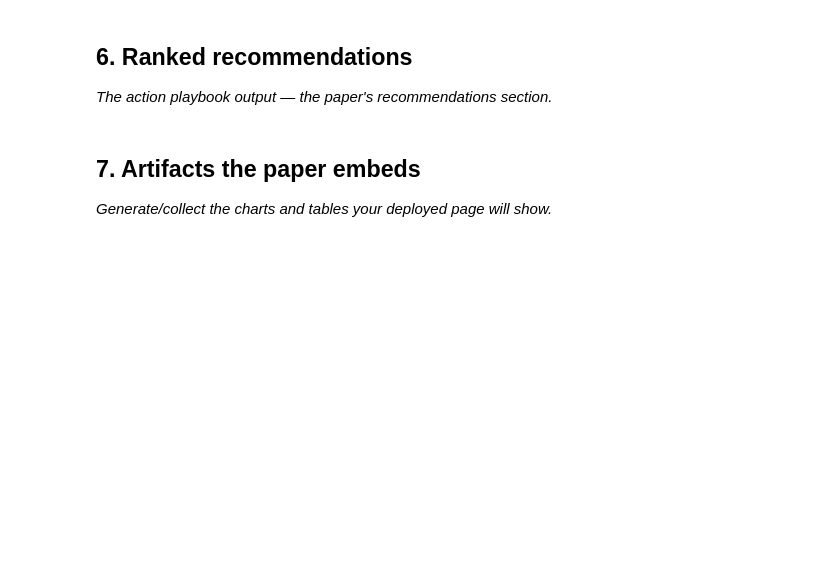
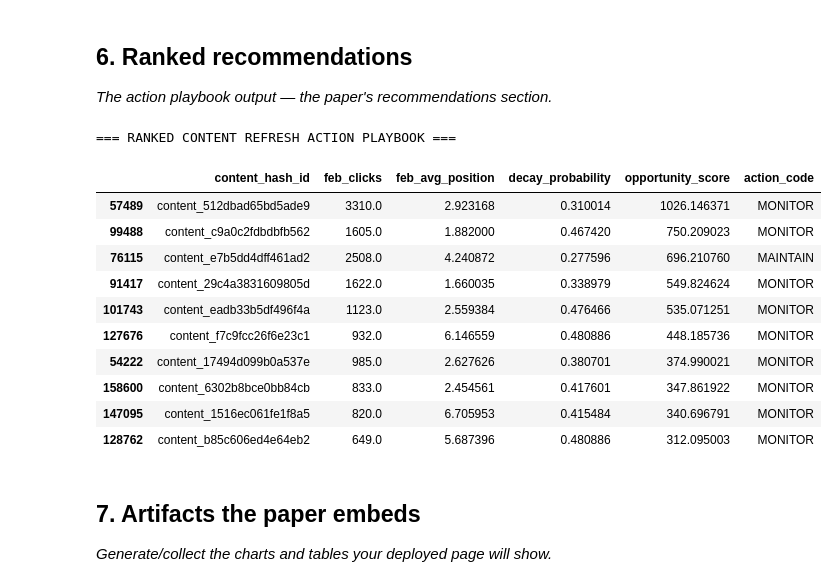
Before and after one commit to shahid-nawazai/flyrank-ml-internship-starter, a Jupyter notebook: work/notebooks/capstone.ipynb, the cells around one changed output. Saved outputs shown, nothing was run; the diff lists cells and outputs as text; code cells hidden in the pictures; blank space fills up the shorter version.

```diff
--- a/work/notebooks/capstone.ipynb
+++ b/work/notebooks/capstone.ipynb
@@ -30,6 +197,46 @@ This skeleton is yours to fill. Work the sections **in order** — each one has
 ## 6. Ranked recommendations
 
 *The action playbook output — the paper's recommendations section.*
+# %%
+# Generate predictions across the full dataset
+df['decay_probability'] = ml_model.predict_proba(X)[:, 1]
+
+# Calculate Action Opportunity Score: Decay Probability * Historical Traffic Volume
+df['opportunity_score'] = df['decay_probability'] * df['feb_clicks']
+
+# Assign Action Codes
+def assign_action_code(row):
+    if row['decay_probability'] >= 0.70 and row['feb_clicks'] >= 50:
+        return 'CRITICAL_REFRESH'
+    elif row['decay_probability'] >= 0.50:
+        return 'CONTENT_REVIEW'
+    elif row['decay_probability'] < 0.30:
+        return 'MAINTAIN'
+    else:
+        return 'MONITOR'
+
+df['action_code'] = df.apply(assign_action_code, axis=1)
+
+# Generate Playbook Output Table
+playbook = df.sort_values(by='opportunity_score', ascending=False)[
+    ['content_hash_id', 'feb_clicks', 'feb_avg_position', 'decay_probability', 'opportunity_score', 'action_code']
+].head(10)
+
+print("=== RANKED CONTENT REFRESH ACTION PLAYBOOK ===")
+display(playbook)
+# %% [output]
+=== RANKED CONTENT REFRESH ACTION PLAYBOOK ===
+|  | content_hash_id | feb_clicks | feb_avg_position | decay_probability | opportunity_score | action_code |
+| 57489 | content_512dbad65bd5ade9 | 3310.0 | 2.923168 | 0.310014 | 1026.146371 | MONITOR |
+| 99488 | content_c9a0c2fdbdbfb562 | 1605.0 | 1.882000 | 0.467420 | 750.209023 | MONITOR |
+| 76115 | content_e7b5dd4dff461ad2 | 2508.0 | 4.240872 | 0.277596 | 696.210760 | MAINTAIN |
+| 91417 | content_29c4a3831609805d | 1622.0 | 1.660035 | 0.338979 | 549.824624 | MONITOR |
+| 101743 | content_eadb33b5df496f4a | 1123.0 | 2.559384 | 0.476466 | 535.071251 | MONITOR |
+| 127676 | content_f7c9fcc26f6e23c1 | 932.0 | 6.146559 | 0.480886 | 448.185736 | MONITOR |
+| 54222 | content_17494d099b0a537e | 985.0 | 2.627626 | 0.380701 | 374.990021 | MONITOR |
+| 158600 | content_6302b8bce0bb84cb | 833.0 | 2.454561 | 0.417601 | 347.861922 | MONITOR |
+| 147095 | content_1516ec061fe1f8a5 | 820.0 | 6.705953 | 0.415484 | 340.696791 | MONITOR |
+| 128762 | content_b85c606ed4e64eb2 | 649.0 | 5.687396 | 0.480886 | 312.095003 | MONITOR |
 # %% [markdown]
 ## 7. Artifacts the paper embeds
 
```
Also changed, not shown: parts of 8 cells of this notebook.
